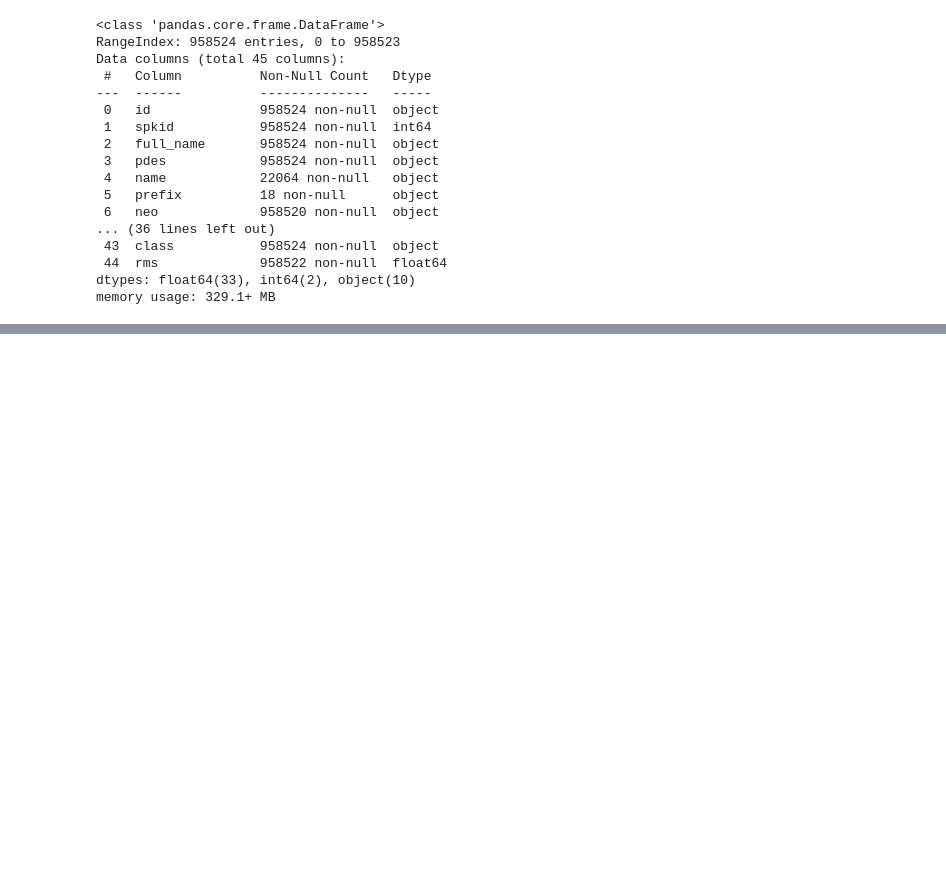
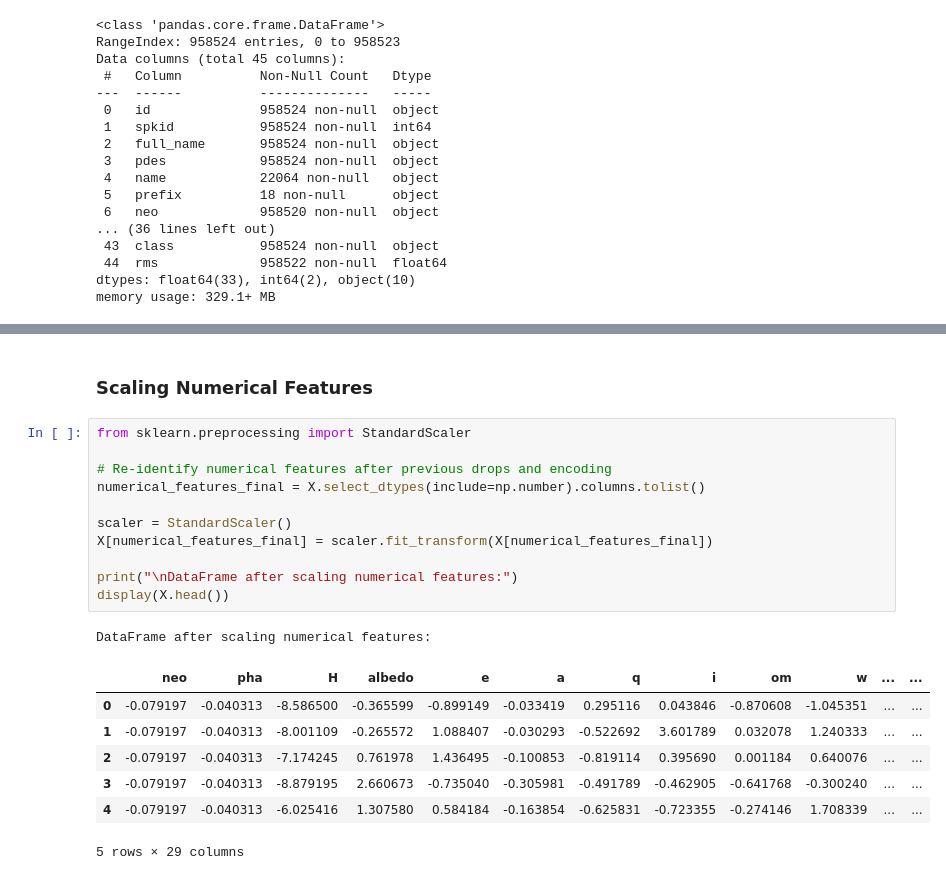
Before and after one commit to Aravindr017/Asteroid-Diameter-Prediction, a Jupyter notebook: Model/Asteriod.ipynb, the cells around one changed output, grey strips where cells are left out. Cells and saved outputs as stored; diff of their text form; blank space fills up the shorter version.

```diff
--- a/Model/Asteriod.ipynb
+++ b/Model/Asteriod.ipynb
@@ -234,0 +353,22 @@ memory usage: 329.1+ MB
+# %% [markdown]
+### Scaling Numerical Features
+# %%
+from sklearn.preprocessing import StandardScaler
+
+# Re-identify numerical features after previous drops and encoding
+numerical_features_final = X.select_dtypes(include=np.number).columns.tolist()
+
+scaler = StandardScaler()
+X[numerical_features_final] = scaler.fit_transform(X[numerical_features_final])
+
+print("\nDataFrame after scaling numerical features:")
+display(X.head())
+# %% [output]
+DataFrame after scaling numerical features:
+|  | neo | pha | H | albedo | e | a | q | i | om | w | ... | ... |
+| 0 | -0.079197 | -0.040313 | -8.586500 | -0.365599 | -0.899149 | -0.033419 | 0.295116 | 0.043846 | -0.870608 | -1.045351 | ... | ... |
+| 1 | -0.079197 | -0.040313 | -8.001109 | -0.265572 | 1.088407 | -0.030293 | -0.522692 | 3.601789 | 0.032078 | 1.240333 | ... | ... |
+| 2 | -0.079197 | -0.040313 | -7.174245 | 0.761978 | 1.436495 | -0.100853 | -0.819114 | 0.395690 | 0.001184 | 0.640076 | ... | ... |
+| 3 | -0.079197 | -0.040313 | -8.879195 | 2.660673 | -0.735040 | -0.305981 | -0.491789 | -0.462905 | -0.641768 | -0.300240 | ... | ... |
+| 4 | -0.079197 | -0.040313 | -6.025416 | 1.307580 | 0.584184 | -0.163854 | -0.625831 | -0.723355 | -0.274146 | 1.708339 | ... | ... |
+5 rows × 29 columns
```
Also changed, not shown: parts of 9 cells of this notebook.
